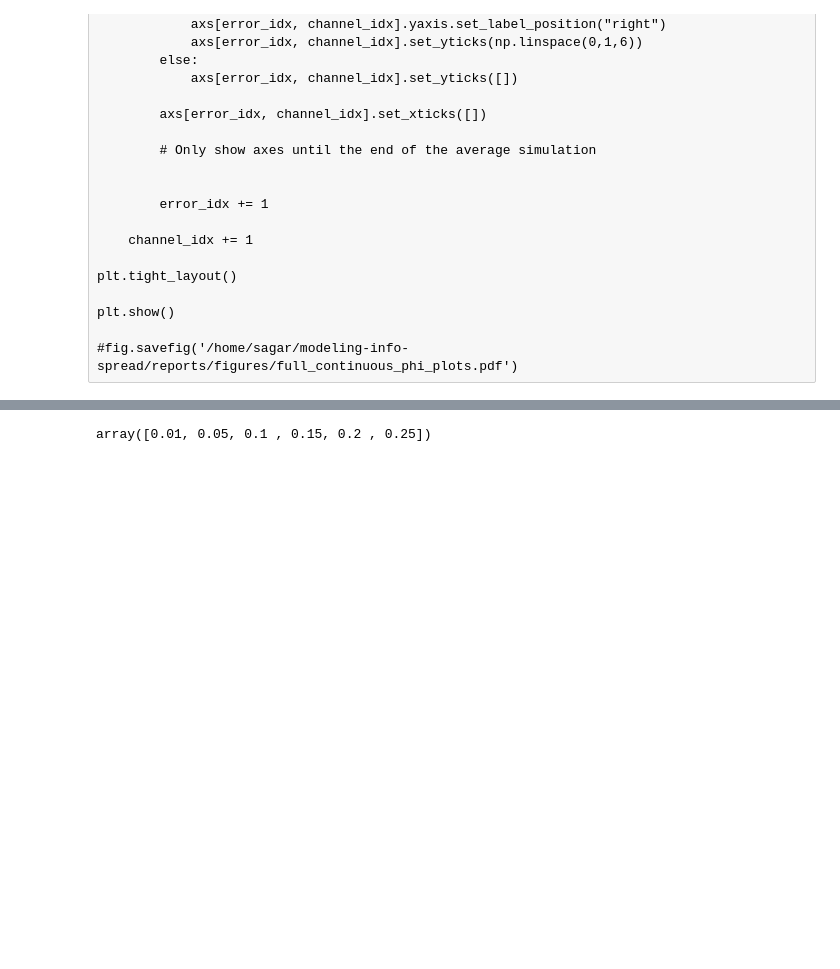
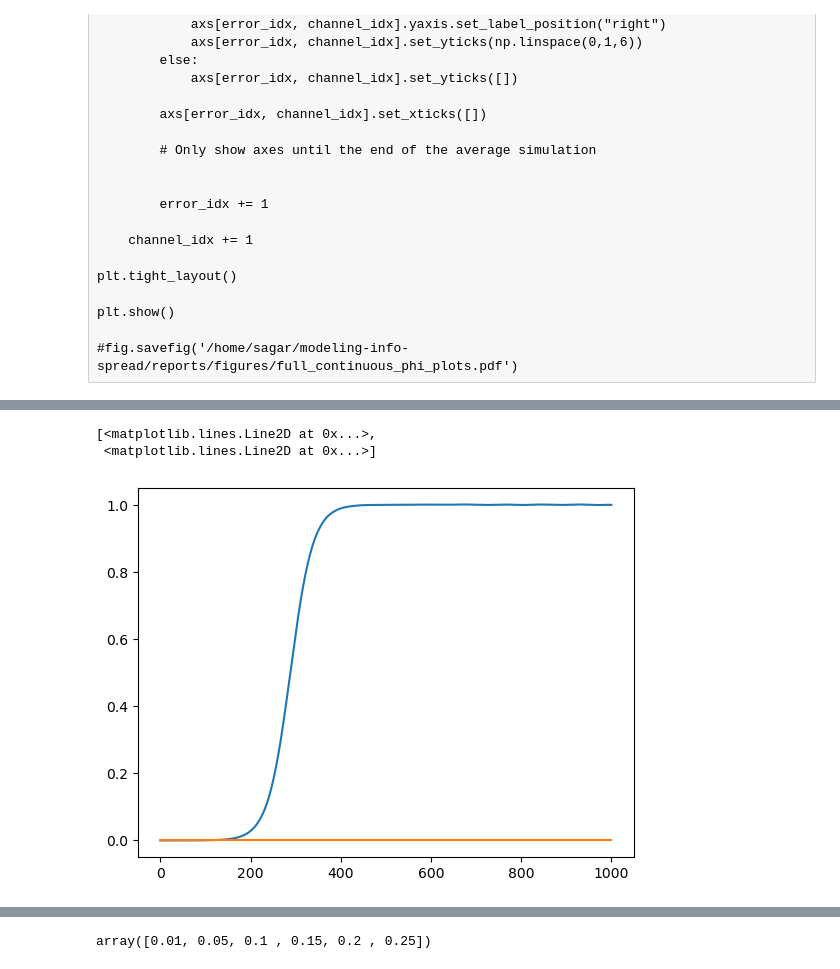
Before and after one commit to sagarkumar16/modeling-info-spread, a Jupyter notebook: notebooks/10-sk-continuous-model-plots.ipynb, the cells around one changed output, grey strips where cells are left out. Drawn from its saved outputs; the diff is of its cells as text; code cells hidden in the pictures; blank space fills up the shorter version.

```diff
--- a/notebooks/10-sk-continuous-model-plots.ipynb
+++ b/notebooks/10-sk-continuous-model-plots.ipynb
@@ -291,0 +296,8 @@ KeyError: 'bin_asym_var'
+# %%
+mean_field_test = ODE(beta=beta, k=k, channel=bin_asym_channel(0.1, (0.1 - 0.1) % 1), T=T,t_eval=np.linspace(0,1000,21))
+analytic_curve_test = mean_field(initial_state=np.array([1,0])/N)
+plt.plot(analytic_curve_test.t, analytic_curve_test.y.T)
+# %% [output]
+[<matplotlib.lines.Line2D at 0x...>,
+ <matplotlib.lines.Line2D at 0x...>]
+[figure, added]
```
Also changed, not shown: parts of 17 cells of this notebook, 8 other files.
